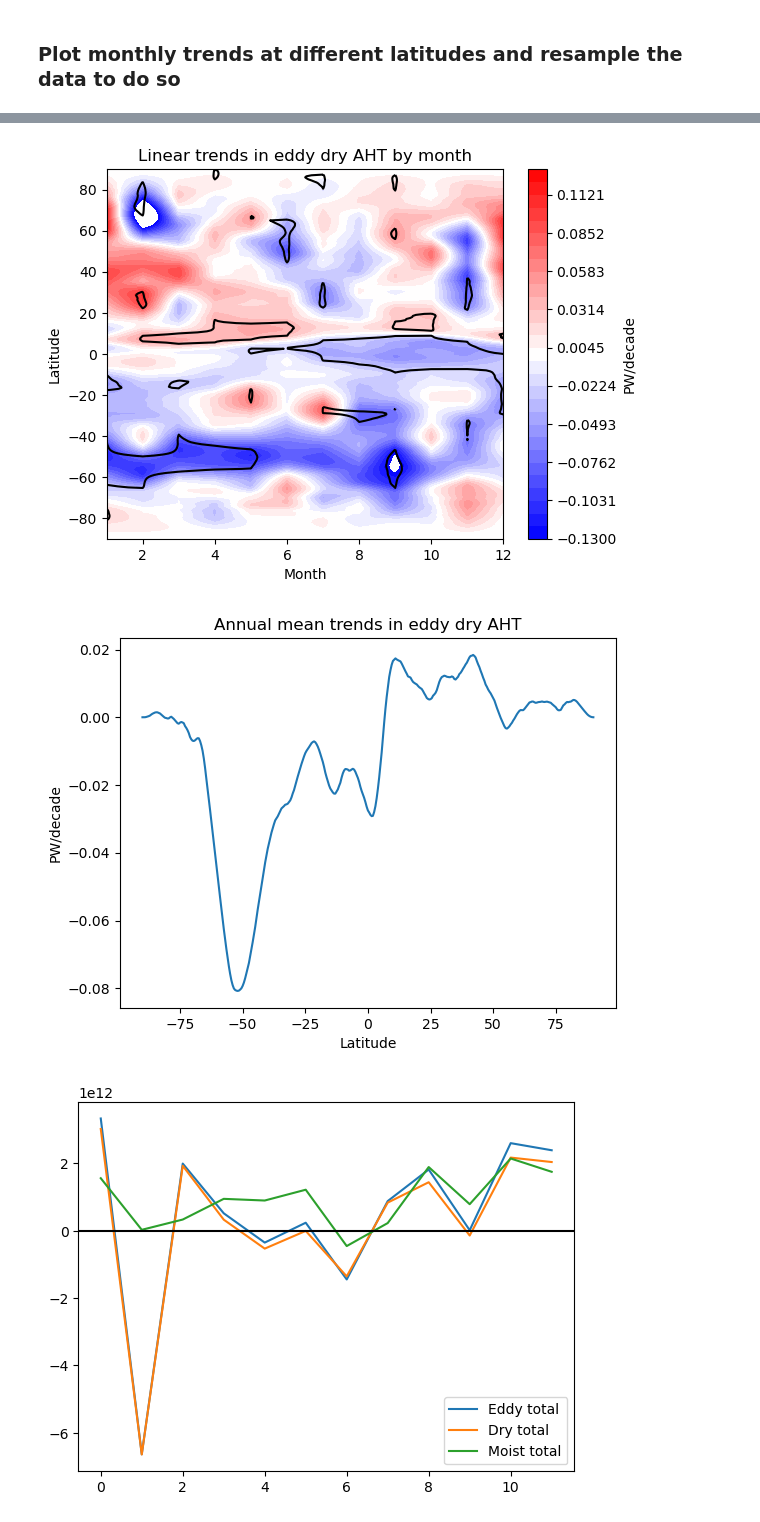
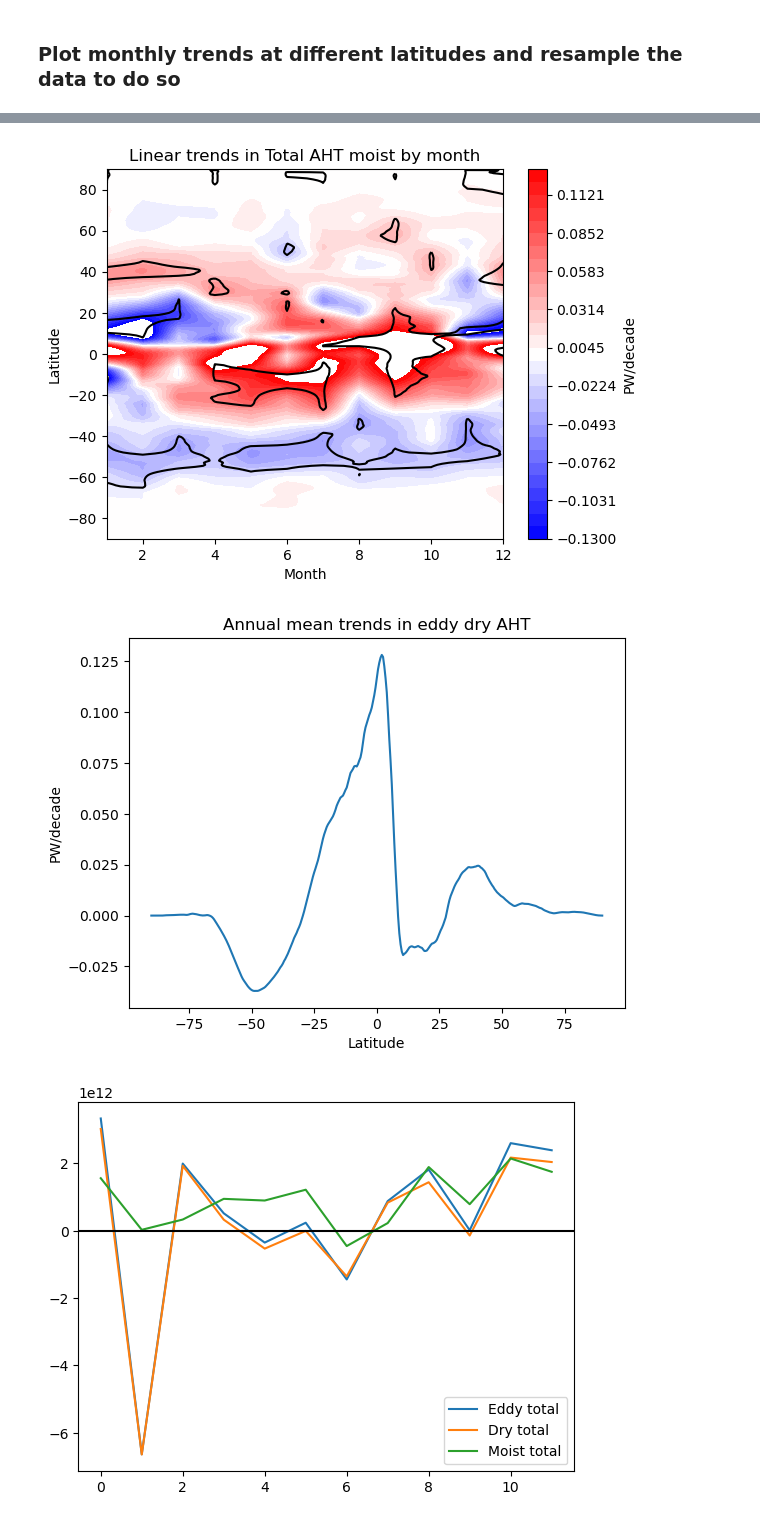
Before and after one commit to tylersc/ERA5_aht, a Jupyter notebook: AHT_work_w_Lily.ipynb, the cells around one changed output, grey strips where cells are left out. Saved outputs shown, nothing was run; the diff lists cells and outputs as text; code cells hidden in the pictures.

```diff
--- a/AHT_work_w_Lily.ipynb
+++ b/AHT_work_w_Lily.ipynb
@@ -160,3 +160,12 @@ plt.show()
 ### Plot monthly trends at different latitudes and resample the data to do so
 # %%
 aht_ds_monthly = xr.open_dataset('aht_time_series/era5_monthly_aht_time_series.nc')
+# %%
+which_lat = 80
+lat_idx = era_fncts.get_lat_idx(which_lat)
+
+monthly_data = aht_ds_monthly.mmc_aht.sel(latitude=which_lat).values
+
+print(np.shape(monthly_data))
+plt.plot(range(40), monthly_data[1::12])
+plt.show()
@@ -170,7 +182,7 @@ for i in range(361):
     lat_idx = i
     which_lat = lats[i]
 
-    monthly_aves = aht_ds_monthly.eddy_aht.sel(latitude = which_lat)
+    monthly_aves = aht_ds_monthly.total_aht_moist.sel(latitude = which_lat)
 
     for month in range(12):
         one_month_data = monthly_aves[month::12]
@@ -181,37 +193,37 @@ for i in range(361):
         p_values[i,month] = p_value
 
 #plt.contourf(range(1, 13), lats, 10 * slopes/1e15, levels=np.linspace(-.4, .4, 30), cmap='bwr')
 contf = plt.contourf(range(1, 13), lats, 10 * slopes/1e15, levels=np.linspace(-.13, .13, 30), cmap='bwr')
 #plt.contour(range(1, 13), lats, r_sqds, levels=[0, .1, .2, .3, .4, .5], colors='k')
 plt.contour(range(1, 13), lats, p_values, levels=[0.05], colors='k')
 
 
 plt.colorbar(contf, label='PW/decade')
 
 #plt.ylim([40, 90])
 
 plt.xlabel('Month')
 plt.ylabel('Latitude')
 
-plt.title('Linear trends in eddy dry AHT by month')
+plt.title('Linear trends in Total AHT moist by month')
 
-#plt.savefig('figures/lily_aht_plots/linear_eddy_aht_dry_trends_by_month')#_40_90N')
+#plt.savefig('figures/2_22_22_meeting/linear_total_aht_moist_trends_by_month')#_40_90N')
 plt.show()
 
 plt.plot(lats, 10*np.nanmean(slopes, axis=1)/1e15)
 #plt.ylim([-.01, .01])
 #plt.xlim([60, 90])
 plt.xlabel('Latitude')
 
 plt.ylabel('PW/decade')
 
 plt.title('Annual mean trends in eddy dry AHT')
 #plt.savefig('figures/lily_aht_plots/linear_eddy_aht_dry_trends_annual_mean')
 
 plt.show()
 # %% [output]
-[figure, old version]
+[figure, new version]
-[figure, old version]
+[figure, new version]
 # %%
 which_lat = 70
 
```
Also changed, not shown: parts of 2 cells of this notebook, 3 other files.
